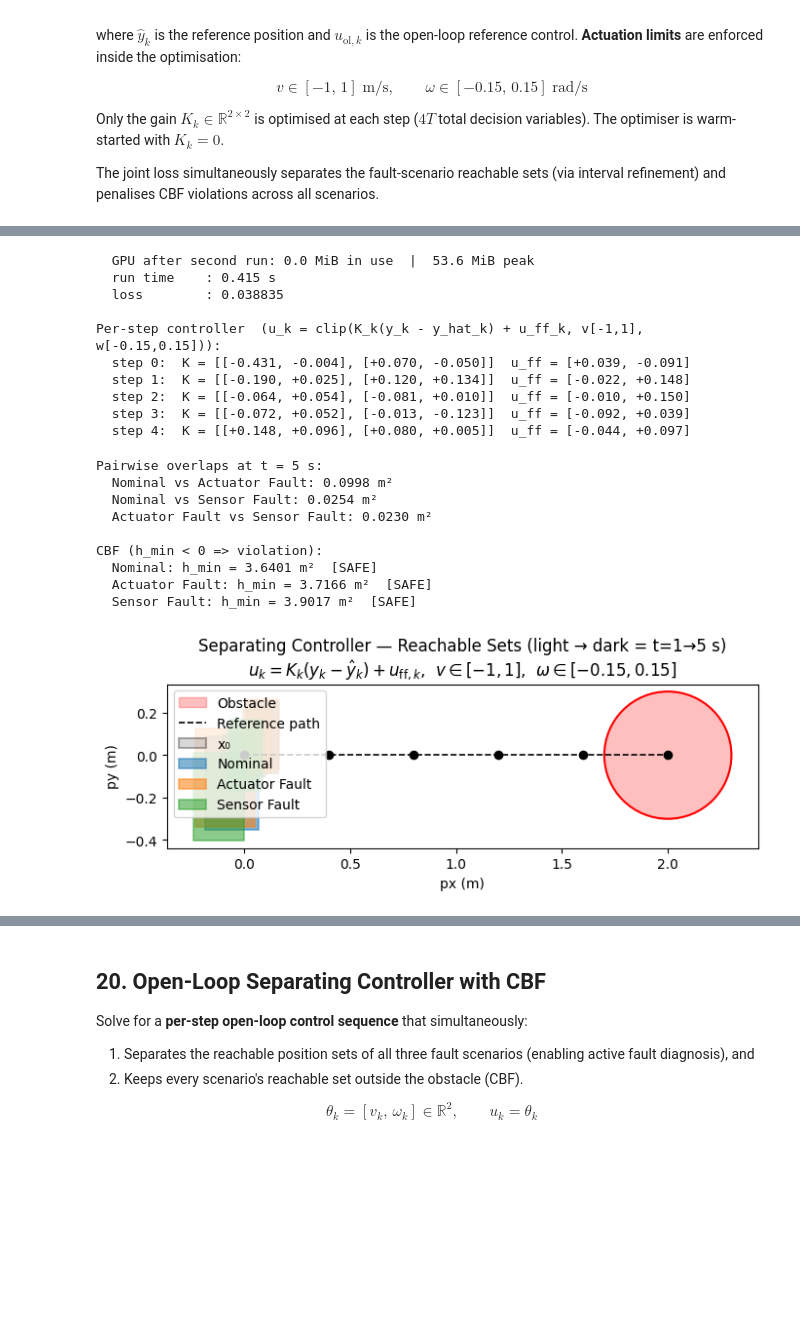
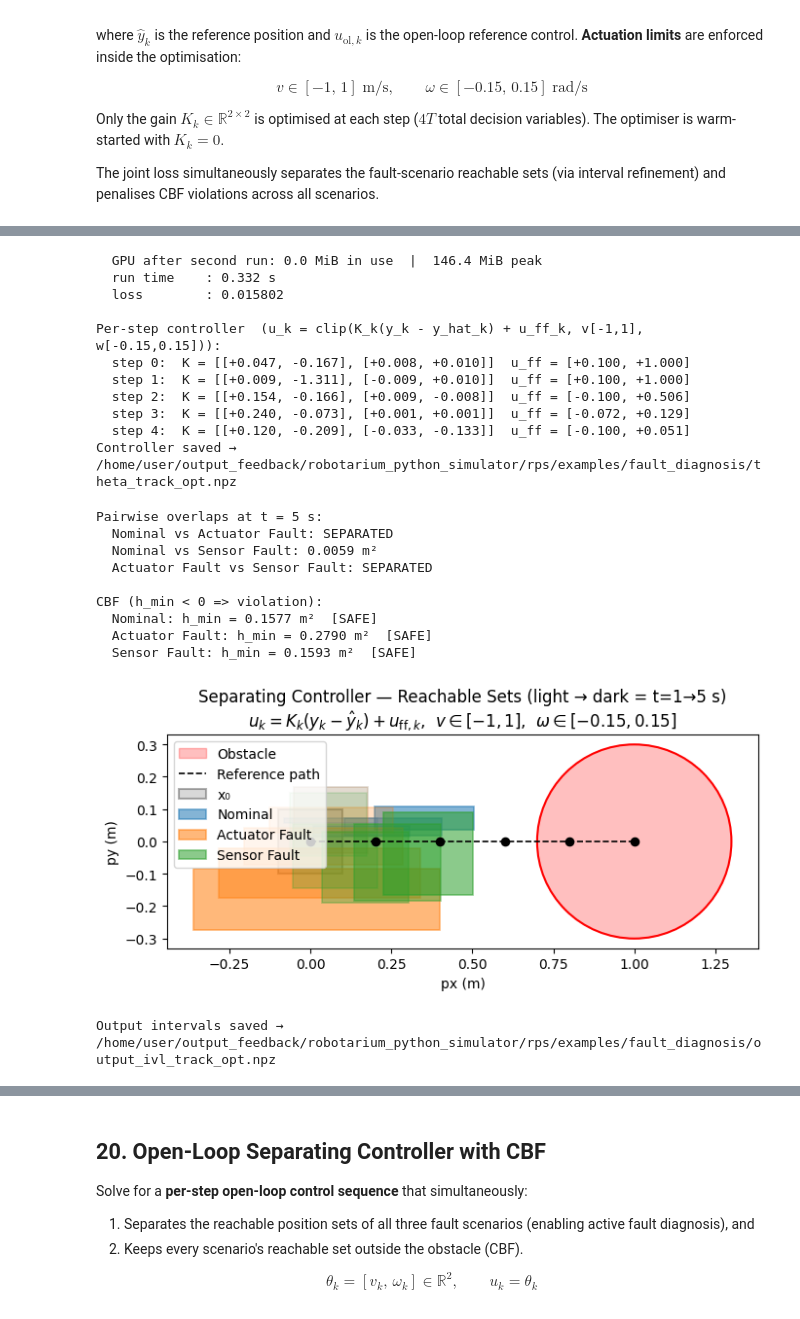
Before and after one commit to swershrimpy/nhholyap, a Jupyter notebook: examples/faulty_car/faulty_car_separating_input_demo.ipynb, the cells around one changed output, grey strips where cells are left out. Cells and saved outputs as stored; diff of their text form; code cells hidden in the pictures; blank space fills up the shorter version.

Commit message:
fixed interval plotting

```diff
--- a/examples/faulty_car/faulty_car_separating_input_demo.ipynb
+++ b/examples/faulty_car/faulty_car_separating_input_demo.ipynb
@@ -2304,7 +2304,7 @@ x0_ivl_cl = irx.icentpert(
     jnp.array([0.0, 0.0, jnp.pi / 4]),  # origin, heading NE toward (2, 2)
     jnp.array([0.1, 0.1, 0.1]),
 )
-obstacles    = jnp.array([[2.0, 0.0, 0.3]])  # obstacle at (2, 2), r = 0.3 m
+obstacles    = jnp.array([[1.0, 0.0, 0.3]])  # obstacle at (2, 2), r = 0.3 m
 dt_cl        = 1.0
 num_steps_cl = 5    # 5 knot points × 1 s = 5 s total
 cbf_weight   = 2.0
@@ -2459,17 +2459,35 @@ for k in range(len(theta_seq_opt)):
     print(f'  step {k}:  K = [[{float(K_k[0,0]):+.3f}, {float(K_k[0,1]):+.3f}],'
           f' [{float(K_k[1,0]):+.3f}, {float(K_k[1,1]):+.3f}]]'
           f'  u_ff = [{float(u_ff_k[0]):+.3f}, {float(u_ff_k[1]):+.3f}]')
+
+# ── Save controller for uni_output_feedback_afd_cbf.py ─────────────────────
+_FAULT_DIAG_DIR = (
+    Path.cwd().parents[2]
+    / 'robotarium_python_simulator' / 'rps' / 'examples' / 'fault_diagnosis'
+)
+_save_path = _FAULT_DIAG_DIR / 'theta_track_opt.npz'
+np.savez(
+    _save_path,
+    theta_seq  = np.array(theta_seq_opt),   # (num_steps, 6): [K.flat, u_ff]
+    y_hat_seq  = np.array(y_hat_seq),        # (num_steps, 2): reference positions
+    dt         = np.array(dt_cl),
+    obstacles  = np.array(obstacles),        # (N, 3): [cx, cy, r]
+    x0_center  = np.array([0.0, 0.0, float(jnp.pi / 4)]),
+    x0_pert    = np.array([0.1, 0.1, 0.1]),
+)
+print(f'Controller saved → {_save_path}')
 # %% [output]
-  GPU after second run: 0.0 MiB in use  |  53.6 MiB peak
-  run time    : 0.415 s
-  loss        : 0.038835
+  GPU after second run: 0.0 MiB in use  |  146.4 MiB peak
+  run time    : 0.332 s
+  loss        : 0.015802
 
 Per-step controller  (u_k = clip(K_k(y_k - y_hat_k) + u_ff_k, v[-1,1], w[-0.15,0.15])):
-  step 0:  K = [[-0.431, -0.004], [+0.070, -0.050]]  u_ff = [+0.039, -0.091]
-  step 1:  K = [[-0.190, +0.025], [+0.120, +0.134]]  u_ff = [-0.022, +0.148]
-  step 2:  K = [[-0.064, +0.054], [-0.081, +0.010]]  u_ff = [-0.010, +0.150]
-  step 3:  K = [[-0.072, +0.052], [-0.013, -0.123]]  u_ff = [-0.092, +0.039]
-  step 4:  K = [[+0.148, +0.096], [+0.080, +0.005]]  u_ff = [-0.044, +0.097]
+  step 0:  K = [[+0.047, -0.167], [+0.008, +0.010]]  u_ff = [+0.100, +1.000]
+  step 1:  K = [[+0.009, -1.311], [-0.009, +0.010]]  u_ff = [+0.100, +1.000]
+  step 2:  K = [[+0.154, -0.166], [+0.009, -0.008]]  u_ff = [-0.100, +0.506]
+  step 3:  K = [[+0.240, -0.073], [+0.001, +0.001]]  u_ff = [-0.072, +0.129]
+  step 4:  K = [[+0.120, -0.209], [-0.033, -0.133]]  u_ff = [-0.100, +0.051]
+Controller saved → /home/user/output_feedback/robotarium_python_simulator/rps/examples/fault_diagnosis/theta_track_opt.npz
 # %%
 # ── Propagate each scenario under u_k = K_k(y_k - y_hat_k) + u_ol_k ─────────
 colors_cl = ['tab:blue', 'tab:orange', 'tab:green']
@@ -2521,37 +2539,65 @@ for s in cl_scenarios:
     x_finals.append(x)
 for i in range(len(cl_scenarios)):
     for j in range(i + 1, len(cl_scenarios)):
         oi  = _obs_interval(x_finals[i], cl_scenarios[i])
         oj  = _obs_interval(x_finals[j], cl_scenarios[j])
         v   = float(overlap_size_lax(oi, oj))
         tag = 'SEPARATED' if v < 1e-6 else f'{v:.4f} m\u00b2'
         print(f'  {cl_scenarios[i].name} vs {cl_scenarios[j].name}: {tag}')
 
 print('\nCBF (h_min < 0 => violation):')
 for i, s in enumerate(cl_scenarios):
     h = float(cbf_min_over_interval(x_finals[i], obstacles)[0])
     print(f'  {s.name}: h_min = {h:.4f} m\u00b2  [{"SAFE" if h >= 0 else "VIOLATED"}]')
 
 ax.set_xlabel('px (m)')
 ax.set_ylabel('py (m)')
 ax.set_title(
     'Separating Controller \u2014 Reachable Sets (light \u2192 dark = t=1\u21925 s)\n'
     '$u_k = K_k(y_k - \\hat{y}_k) + u_{\\mathrm{ff},k}$,  '
     '$v \\in [-1,1]$,  $\\omega \\in [-0.15, 0.15]$'
 )
 ax.legend(loc='upper left')
 ax.set_aspect('equal')
 ax.autoscale_view()
 plt.tight_layout()
 plt.show()
+
+# ── Collect per-step output intervals and save ────────────────────────────────
+out_lo_all = []   # will be (num_scenarios, num_steps, 2)
+out_hi_all = []
+
+for s in cl_scenarios:
+    x = x0_ivl_cl
+    s_lo, s_hi = [], []
+    for k in range(num_steps_cl):
+        x  = cl_euler_step(s.emb_system, x, _full_theta(k), s.p_interval, dt_cl)
+        obs = _obs_interval(x, s)
+        s_lo.append(np.array(obs.lower[:2]))
+        s_hi.append(np.array(obs.upper[:2]))
+    out_lo_all.append(np.stack(s_lo))  # (num_steps, 2)
+    out_hi_all.append(np.stack(s_hi))  # (num_steps, 2)
+
+out_lo_all = np.stack(out_lo_all)  # (num_scenarios, num_steps, 2)
+out_hi_all = np.stack(out_hi_all)  # (num_scenarios, num_steps, 2)
+
+_ivl_save_path = _FAULT_DIAG_DIR / 'output_ivl_track_opt.npz'
+np.savez(
+    _ivl_save_path,
+    scenario_names = np.array(scenario_names_cl),  # (3,) string labels
+    output_lo      = out_lo_all,                   # (3, num_steps, 2)
+    output_hi      = out_hi_all,                   # (3, num_steps, 2)
+)
+print(f'Output intervals saved → {_ivl_save_path}')
 # %% [output]
 Pairwise overlaps at t = 5 s:
-  Nominal vs Actuator Fault: 0.0998 m²
-  Nominal vs Sensor Fault: 0.0254 m²
-  Actuator Fault vs Sensor Fault: 0.0230 m²
+  Nominal vs Actuator Fault: SEPARATED
+  Nominal vs Sensor Fault: 0.0059 m²
+  Actuator Fault vs Sensor Fault: SEPARATED
 
 CBF (h_min < 0 => violation):
-  Nominal: h_min = 3.6401 m²  [SAFE]
-  Actuator Fault: h_min = 3.7166 m²  [SAFE]
-  Sensor Fault: h_min = 3.9017 m²  [SAFE]
+  Nominal: h_min = 0.1577 m²  [SAFE]
+  Actuator Fault: h_min = 0.2790 m²  [SAFE]
+  Sensor Fault: h_min = 0.1593 m²  [SAFE]
-[figure, old version]
+[figure, new version]
+Output intervals saved → /home/user/output_feedback/robotarium_python_simulator/rps/examples/fault_diagnosis/output_ivl_track_opt.npz
```
Also changed, not shown: parts of 13 cells of this notebook, 1 other file.
